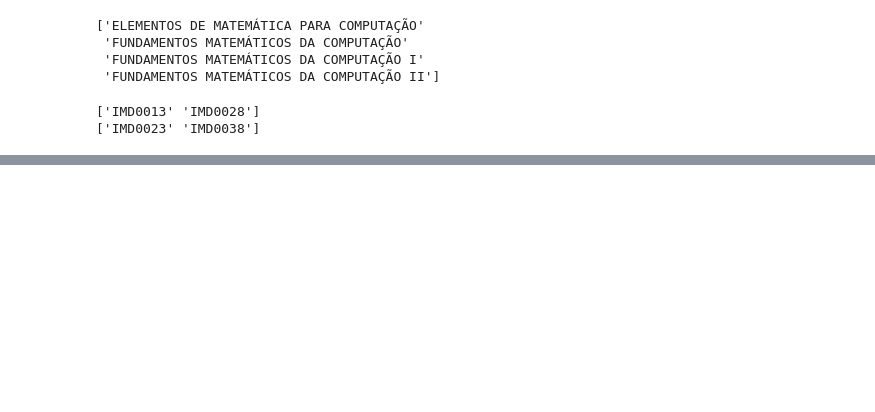
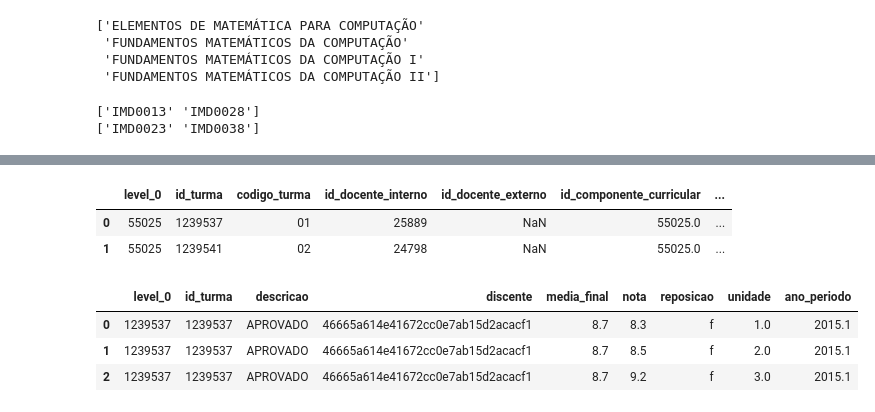
Before and after one commit to ailsonfds/IMD0033_Probabilidade, a Jupyter notebook: Atividades/Unidade 02/Trabalho_Unidade_2.ipynb, the cells around one changed output, grey strips where cells are left out. Cells and saved outputs as stored; diff of their text form; code cells hidden in the pictures; blank space fills up the shorter version.

```diff
--- a/Atividades/Unidade 02/Trabalho_Unidade_2.ipynb
+++ b/Atividades/Unidade 02/Trabalho_Unidade_2.ipynb
@@ -380,0 +503,26 @@ medias_df
+# %%
+turmas_fmc2 = []
+for cod in fmc2['id_componente'].unique():
+    turmas_fmc2.append(turmas_df[turmas_df['id_componente_curricular'] == cod])
+turmas_fmc2 = pd.concat(turmas_fmc2, keys=fmc2['id_componente'].unique())
+turmas_fmc2.reset_index(inplace=True,level=0)
+turmas_fmc2.reset_index(inplace=True,drop='index')
+turmas_fmc2.head(2)
+# %% [output]
+|  | level_0 | id_turma | codigo_turma | id_docente_interno | id_docente_externo | id_componente_curricular | ... |
+| 0 | 55025 | 1239537 | 01 | 25889 | NaN | 55025.0 | ... |
+| 1 | 55025 | 1239541 | 02 | 24798 | NaN | 55025.0 | ... |
+# %%
+## Capturando os alunos de FMC II
+alunos_fmc2 = []
+for cod in turmas_fmc2['id_turma'].unique():
+    alunos_fmc2.append(mat_comp_bti[mat_comp_bti['id_turma'] == np.int64(cod)])
+alunos_fmc2 = pd.concat(alunos_fmc2, keys=turmas_fmc2['id_turma'].unique())
+alunos_fmc2.reset_index(inplace=True,level=0)
+alunos_fmc2.reset_index(inplace=True,drop='index')
+alunos_fmc2.head(3)
+# %% [output]
+|  | level_0 | id_turma | descricao | discente | media_final | nota | reposicao | unidade | ano_periodo |
+| 0 | 1239537 | 1239537 | APROVADO | 46665a614e41672cc0e7ab15d2acacf1 | 8.7 | 8.3 | f | 1.0 | 2015.1 |
+| 1 | 1239537 | 1239537 | APROVADO | 46665a614e41672cc0e7ab15d2acacf1 | 8.7 | 8.5 | f | 2.0 | 2015.1 |
+| 2 | 1239537 | 1239537 | APROVADO | 46665a614e41672cc0e7ab15d2acacf1 | 8.7 | 9.2 | f | 3.0 | 2015.1 |
```
Also changed, not shown: parts of 20 cells of this notebook.
